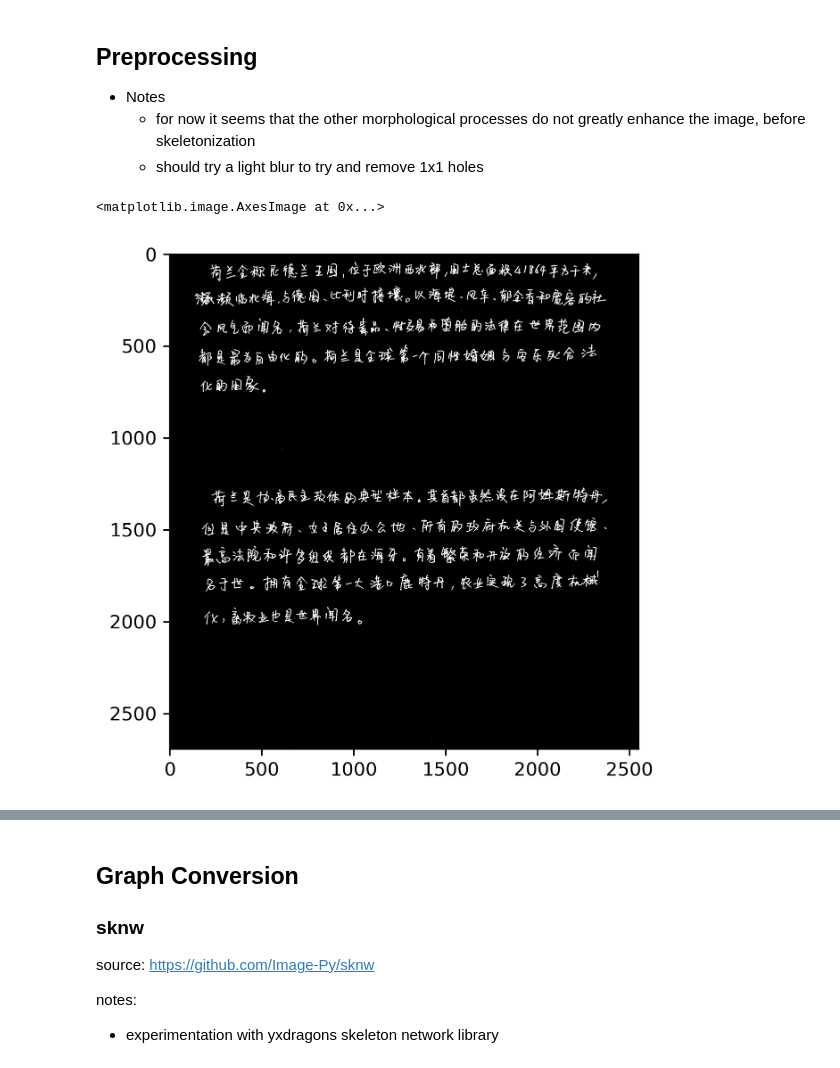
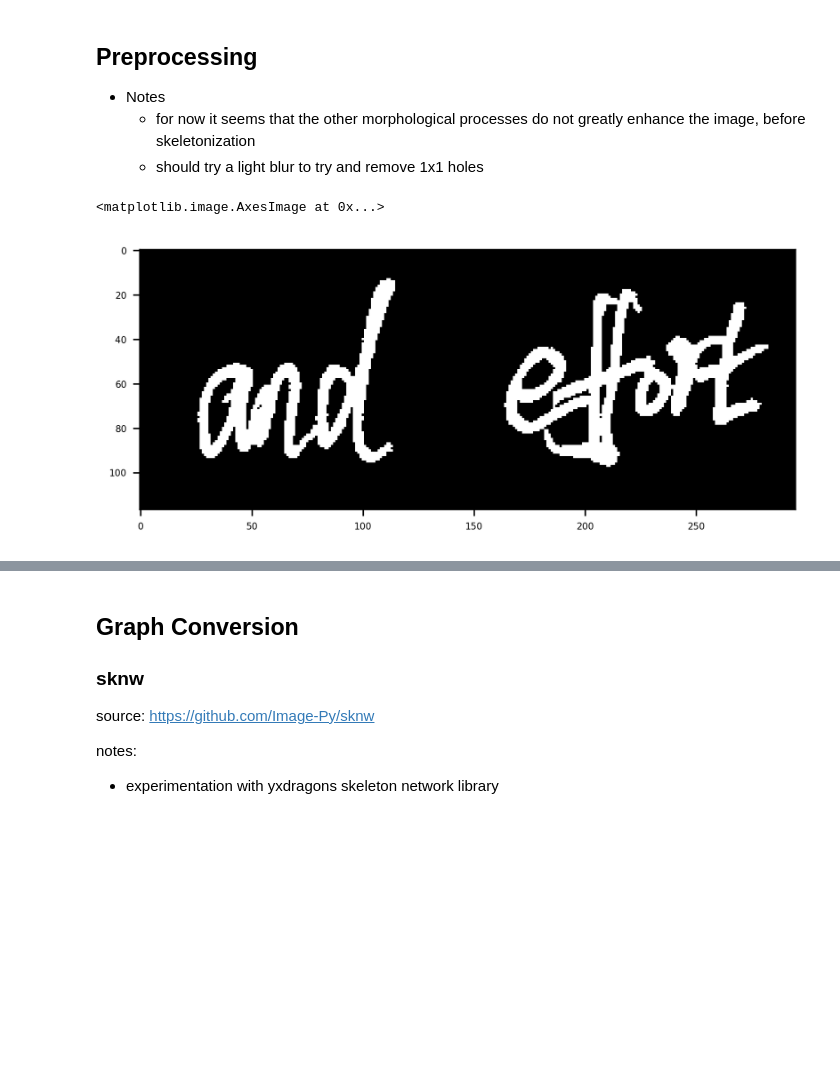
Before and after one commit to justjude97/MultiScript-Handwriting-Identification-with-Stroke-Decomposition, a Jupyter notebook: Code and Experiments/experimentation/stroke decomposition.ipynb, the cells around one changed output, grey strips where cells are left out. Drawn from its saved outputs; the diff is of its cells as text; code cells hidden in the pictures; blank space fills up the shorter version.

```diff
--- a/Code and Experiments/experimentation/stroke decomposition.ipynb
+++ b/Code and Experiments/experimentation/stroke decomposition.ipynb
@@ -7,20 +7,29 @@ drive notes: https://docs.google.com/document/d/1XO1u8E0DPgl9g6yaCIBgIzvH90cOMfW
 * Notes
     * for now it seems that the other morphological processes do not greatly enhance the image, before skeletonization
     * should try a light blur to try and remove 1x1 holes
+# %%
+import matplotlib.pyplot as plt
+import matplotlib as mpl
+import numpy as np
+
+import cv2
+from skimage.morphology import skeletonize, remove_small_holes
+import networkx as nx
+
+#module for converting skeleton networks into a graph representation
+import sknw
+
+#set dpi
+mpl.rcParams['figure.dpi'] = 300
+mpl.rcParams['text.color'] = 'yellow'
+mpl.rcParams['font.size'] = 5
 # %%
-import cv2
-import matplotlib.pyplot as plt
-import matplotlib as mpl
-
-#set dpi
-mpl.rcParams['figure.dpi'] = 300
-
-cerug_1 = cv2.imread(r'CERUG\Writer0202_01.ppm')
-cerug_1 = cv2.cvtColor(cerug_1, cv2.COLOR_BGR2GRAY) #convert to gs
-cerug_1_bin = cv2.threshold(cerug_1, 0, 1, cv2.THRESH_BINARY_INV + cv2.THRESH_OTSU)[1] #threshold and invert image at the same time
+eng_test = cv2.imread(r'CERUG_EN_Test.png')
+eng_test = cv2.cvtColor(eng_test, cv2.COLOR_BGR2GRAY) #convert to gs
+eng_test = cv2.threshold(eng_test, 0, 1, cv2.THRESH_BINARY_INV + cv2.THRESH_OTSU)[1] #threshold and invert image at the same time
 
 #NOTE: imshow reduces the resolution
-plt.imshow(cerug_1_bin, cmap='gray')
+plt.imshow(eng_test, cmap='gray')
 # %% [output]
 <matplotlib.image.AxesImage at 0x...>
-[figure, old version]
+[figure, new version]
```
Also changed, not shown: parts of 28 cells of this notebook, 5 other files.
